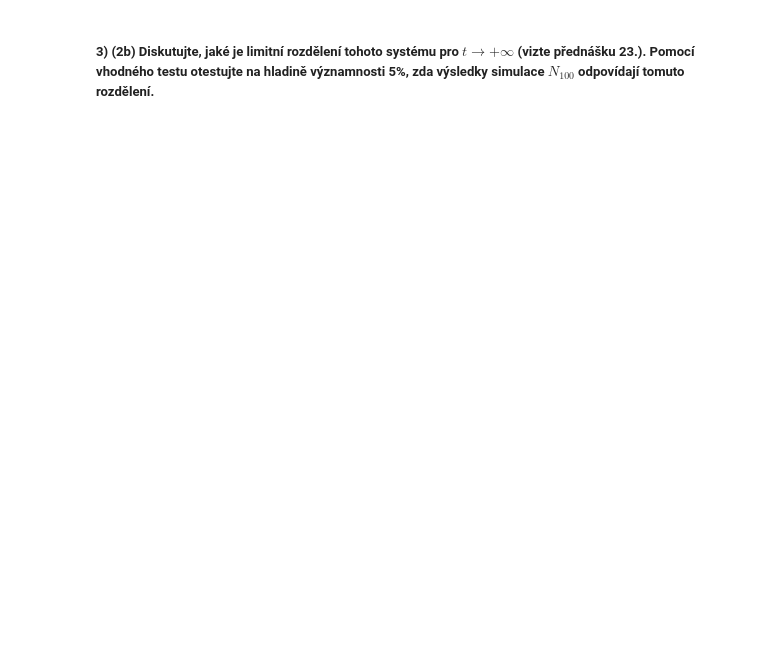
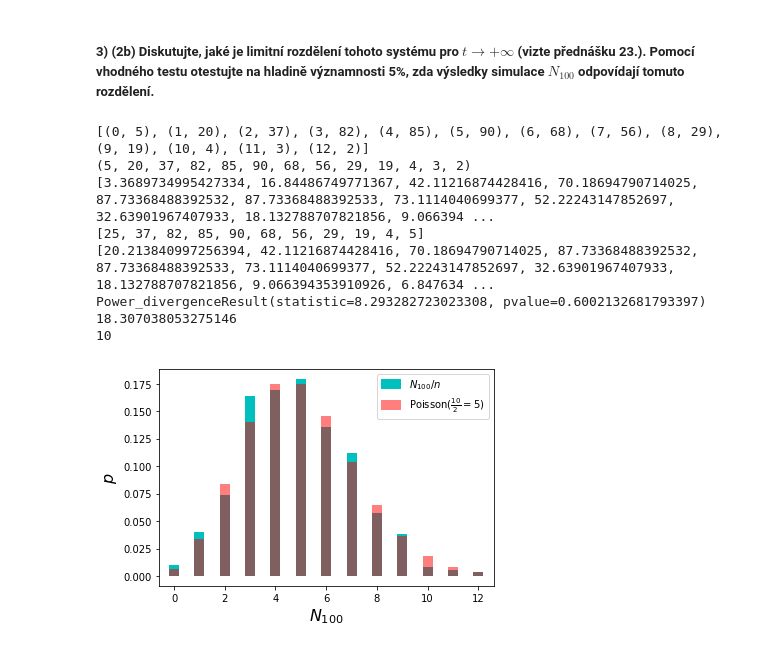
Before and after one commit to NevoleMarek/ni-vsm, a Jupyter notebook: 04/notebook.ipynb, the cells around one changed output. Cells and saved outputs as stored; diff of their text form; code cells hidden in the pictures; blank space fills up the shorter version.

```diff
--- a/04/notebook.ipynb
+++ b/04/notebook.ipynb
@@ -87,2 +83,58 @@ fig.savefig('img/histkde.png', dpi=300)
 # %% [markdown]
 ##### 3) (2b) Diskutujte, jaké je limitní rozdělení tohoto systému pro $t\to+\infty$ (vizte přednášku 23.). Pomocí vhodného testu otestujte na hladině významnosti 5\%, zda výsledky simulace $N_{100}$ odpovídají tomuto rozdělení.
+# %%
+from collections import Counter
+c = Counter(N_distr)
+c = list(c.items())
+c.sort()
+
+print(c)
+x, y = zip(*c)
+
+rel_y = [i/sum(y) for i in y]
+
+poisson = [st.poisson.pmf(k,mu=5) for k in range(max(x)+1)]
+
+fig, ax = plt.subplots()
+
+ax.vlines(x, [0] * len(x),rel_y, 'c', alpha = 1, linewidth = 10, label='$N_{100}/n$')
+ax.vlines(range(max(x)+1), [0] * (max(x)+1),poisson, 'r', alpha = 0.5, linewidth = 10, label='Poisson($ \\frac{10}{2}=$5)')
+ax.set_xlabel('$N_{100}$', size=16)
+ax.set_ylabel('$p$',size=16)
+ax.legend()
+fig.savefig('img/histpoiss.png', dpi=300)
+
+obs = y
+exp = [n*p_i for p_i in poisson]
+
+print(obs)
+print(exp)
+
+poisson = []
+poisson.append(st.poisson.cdf(1,mu=5))
+poisson.extend([st.poisson.pmf(k, mu=5) for k in range(2,11)])
+poisson.append(st.poisson.sf(10,mu=5))
+
+obs = []
+obs.append(sum(y[0:2]))
+obs.extend(y[2:11])
+obs.append(sum(y[11:]))
+
+exp = [n*p_i for p_i in poisson]
+
+print(obs)
+print(exp)
+
+print(st.chisquare(obs, exp))
+print(st.chi2.ppf(1-0.05, df=len(obs)-1))
+print(len(obs)-1)
+# %% [output]
+[(0, 5), (1, 20), (2, 37), (3, 82), (4, 85), (5, 90), (6, 68), (7, 56), (8, 29), (9, 19), (10, 4), (11, 3), (12, 2)]
+(5, 20, 37, 82, 85, 90, 68, 56, 29, 19, 4, 3, 2)
+[3.3689734995427334, 16.84486749771367, 42.11216874428416, 70.18694790714025, 87.73368488392532, 87.73368488392533, 73.1114040699377, 52.22243147852697, 32.63901967407933, 18.132788707821856, 9.066394 ...
+[25, 37, 82, 85, 90, 68, 56, 29, 19, 4, 5]
+[20.213840997256394, 42.11216874428416, 70.18694790714025, 87.73368488392532, 87.73368488392533, 73.1114040699377, 52.22243147852697, 32.63901967407933, 18.132788707821856, 9.066394353910926, 6.847634 ...
+Power_divergenceResult(statistic=8.293282723023308, pvalue=0.6002132681793397)
+18.307038053275146
+10
+[figure, added]
```
Also changed, not shown: parts of 3 cells of this notebook, 5 other files.
